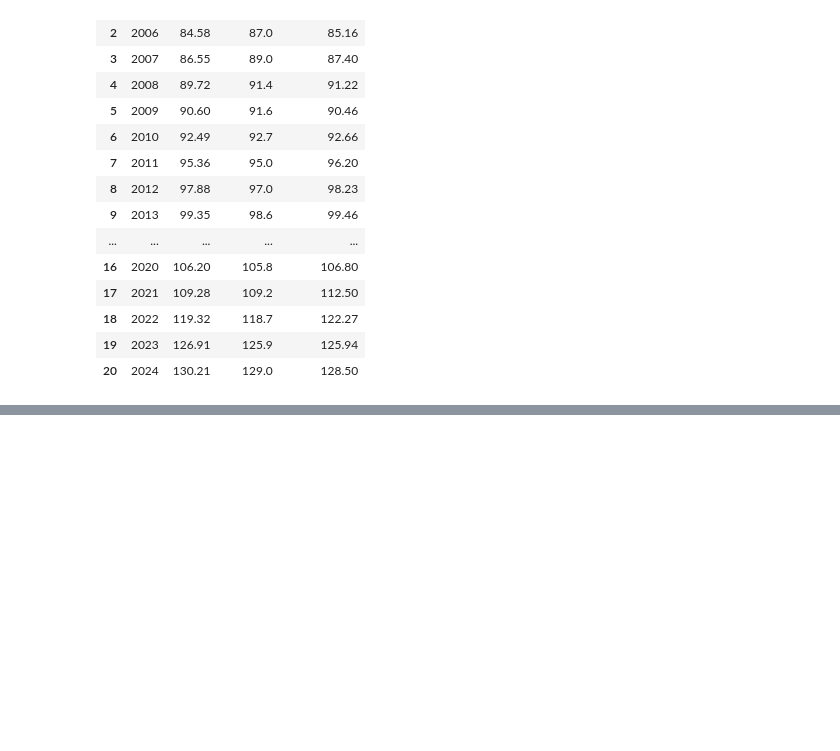
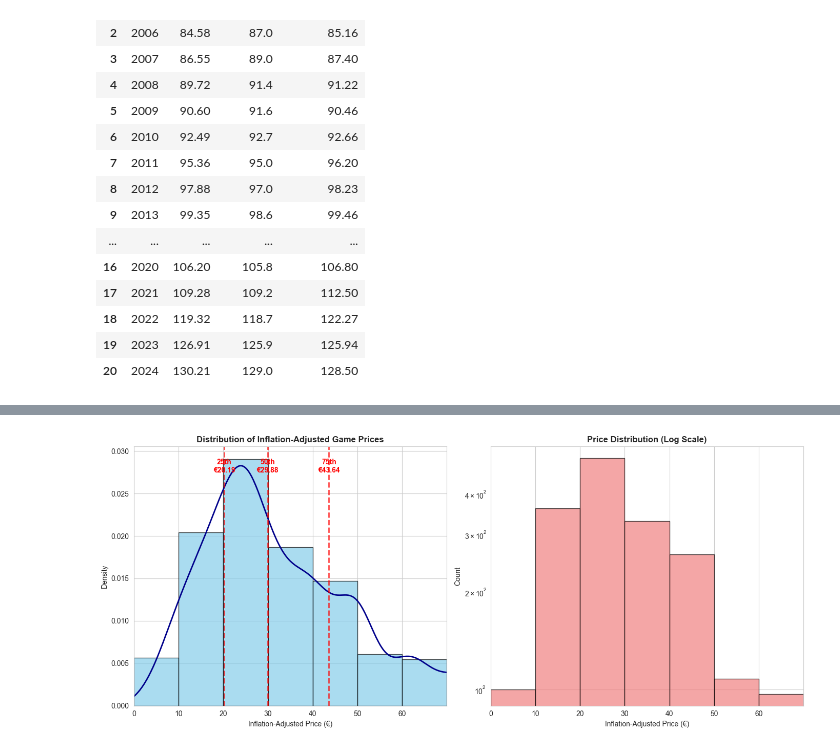
Before and after one commit to jbenigeri/Video-Game-Price-Analysis, a Jupyter notebook: src/explore_steam_data.ipynb, the cells around one changed output, grey strips where cells are left out. Cells and saved outputs as stored; diff of their text form; code cells hidden in the pictures; blank space fills up the shorter version.

```diff
--- a/src/explore_steam_data.ipynb
+++ b/src/explore_steam_data.ipynb
@@ -450,0 +587,40 @@ df_inflation
+# %%
+num_bins = 7
+
+ap = pd.to_numeric(df_games['adjusted_price'], errors='coerce').dropna()
+low, high = 0, ap.quantile(0.95)  # visible range matches your intent
+
+sns.set_style("whitegrid")
+plt.figure(figsize=(14, 6))
+
+# LEFT: density + KDE
+plt.subplot(1, 2, 1)
+plt.hist(ap, bins=num_bins, range=(low, high), alpha=0.7, color='skyblue',
+         edgecolor='black', density=True)
+ap.plot(kind='kde', color='darkblue', linewidth=2)
+plt.xlabel('Inflation-Adjusted Price (€)'); plt.ylabel('Density')
+plt.title('Distribution of Inflation-Adjusted Game Prices', fontweight='bold')
+plt.xlim(low, high)
+
+# Percentile lines (computed on full data)
+for q, label in [(0.25, '25th'), (0.50, '50th'), (0.75, '75th')]:
+    val = ap.quantile(q)
+    if low <= val <= high:
+        plt.axvline(val, color='red', linestyle='--', alpha=0.7, linewidth=2)
+        plt.text(val, plt.ylim()[1]*0.9, f'{label}\n€{val:.2f}',
+                 ha='center', color='red', fontweight='bold')
+
+# RIGHT: same bins on log count scale
+plt.subplot(1, 2, 2)
+plt.hist(ap, bins=num_bins, range=(low, high), alpha=0.7, color='lightcoral',
+         edgecolor='black')
+plt.xlabel('Inflation-Adjusted Price (€)'); plt.ylabel('Count')
+plt.title('Price Distribution (Log Scale)', fontweight='bold')
+plt.yscale('log')
+plt.xlim(low, high)
+
+plt.tight_layout()
+plt.savefig('price_distribution_analysis.png', dpi=300, bbox_inches='tight')
+plt.show()
+# %% [output]
+[figure, added]
```
Also changed, not shown: parts of 8 cells of this notebook, 3 other files.
